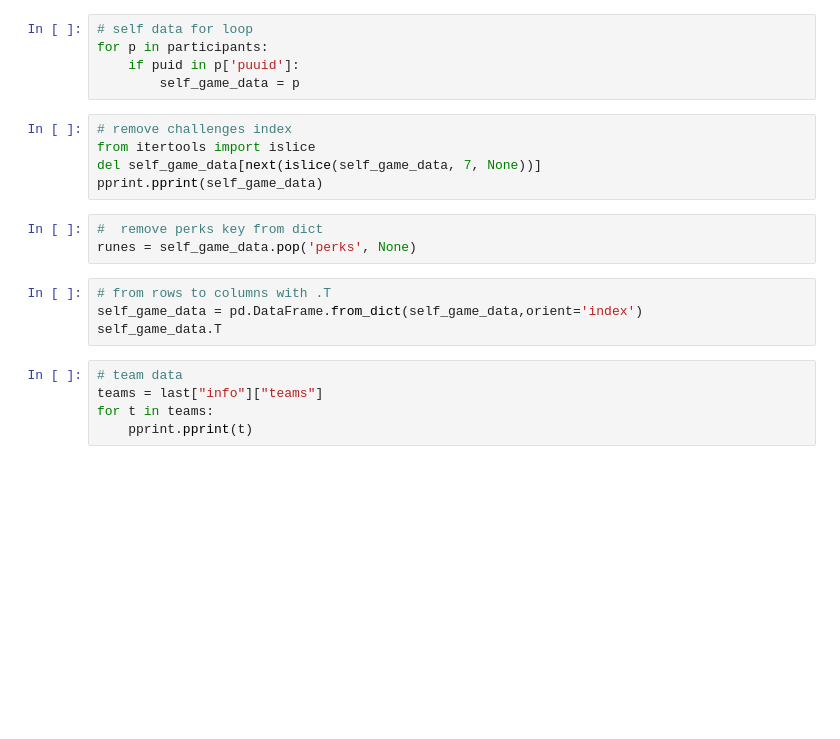
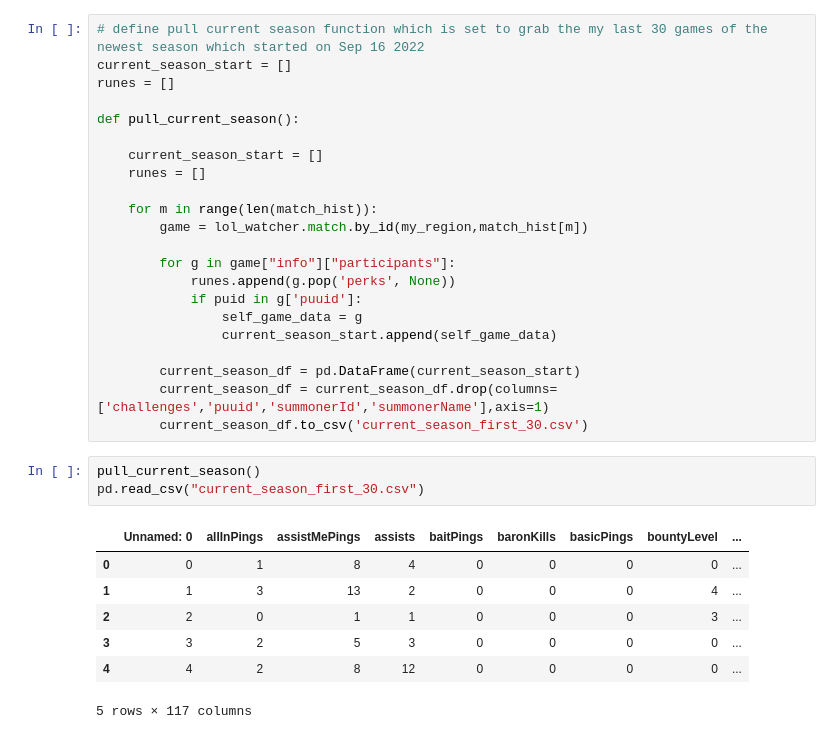
Before and after one commit to jconcha56429/League_of_Legends_analysis, a Jupyter notebook: static/lol_watcher.ipynb, the cells around one changed output. Drawn from its saved outputs; the diff is of its cells as text; blank space fills up the shorter version.

Commit message:
added function which grabs my last 30 games info about me

```diff
--- a/static/lol_watcher.ipynb
+++ b/static/lol_watcher.ipynb
@@ -32,22 +64,33 @@ for p in participants:
-# %%
-# self data for loop
-for p in participants:
-    if puid in p['puuid']:
-        self_game_data = p
-# %%
-# remove challenges index
-from itertools import islice
-del self_game_data[next(islice(self_game_data, 7, None))]
-pprint.pprint(self_game_data)
-# %%
-#  remove perks key from dict
-runes = self_game_data.pop('perks', None)
-# %%
-# from rows to columns with .T
-self_game_data = pd.DataFrame.from_dict(self_game_data,orient='index')
-self_game_data.T
-# %%
-# team data
-teams = last["info"]["teams"]
-for t in teams:
-    pprint.pprint(t)
+# %%
+# define pull current season function which is set to grab the my last 30 games of the newest season which started on Sep 16 2022
+current_season_start = []
+runes = []
+
+def pull_current_season():
+
+    current_season_start = []
+    runes = []
+
+    for m in range(len(match_hist)):
+        game = lol_watcher.match.by_id(my_region,match_hist[m])
+
+        for g in game["info"]["participants"]:
+            runes.append(g.pop('perks', None))
+            if puid in g['puuid']:
+                self_game_data = g
+                current_season_start.append(self_game_data)
+
+        current_season_df = pd.DataFrame(current_season_start)
+        current_season_df = current_season_df.drop(columns=['challenges','puuid','summonerId','summonerName'],axis=1)
+        current_season_df.to_csv('current_season_first_30.csv')
+# %%
+pull_current_season()
+pd.read_csv("current_season_first_30.csv")
+# %% [output]
+|  | Unnamed: 0 | allInPings | assistMePings | assists | baitPings | baronKills | basicPings | bountyLevel | ... |
+| 0 | 0 | 1 | 8 | 4 | 0 | 0 | 0 | 0 | ... |
+| 1 | 1 | 3 | 13 | 2 | 0 | 0 | 0 | 4 | ... |
+| 2 | 2 | 0 | 1 | 1 | 0 | 0 | 0 | 3 | ... |
+| 3 | 3 | 2 | 5 | 3 | 0 | 0 | 0 | 0 | ... |
+| 4 | 4 | 2 | 8 | 12 | 0 | 0 | 0 | 0 | ... |
+5 rows × 117 columns
```
Also changed, not shown: parts of 6 cells of this notebook, 1 other file.
